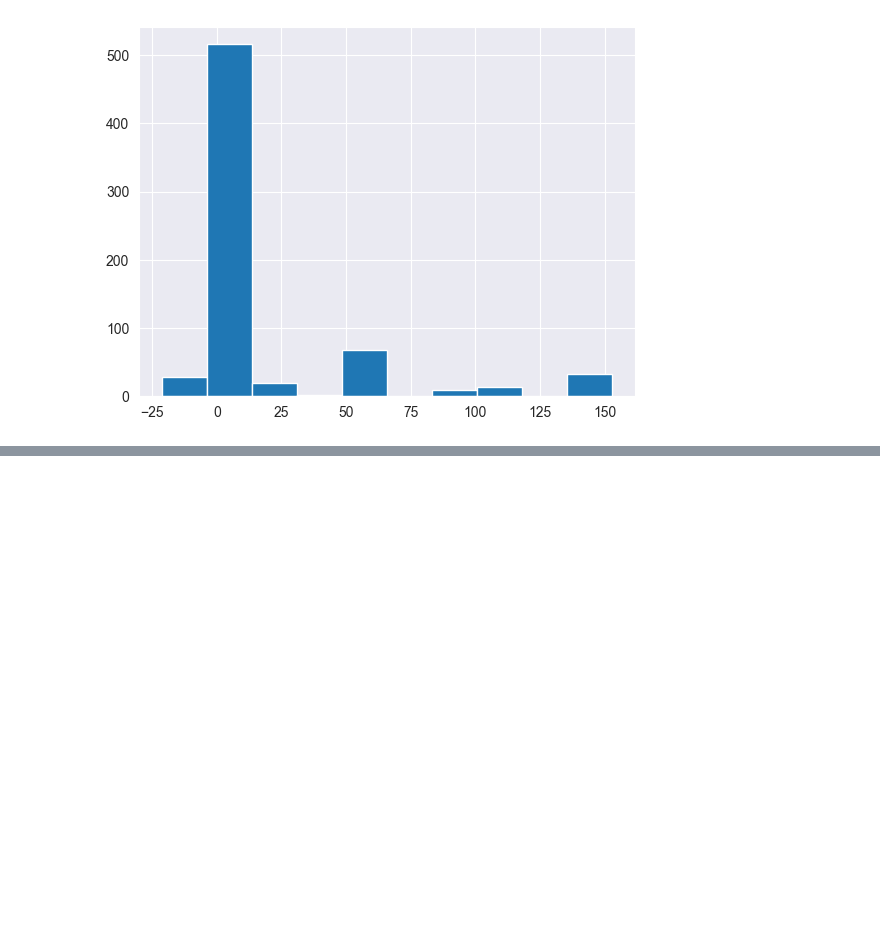
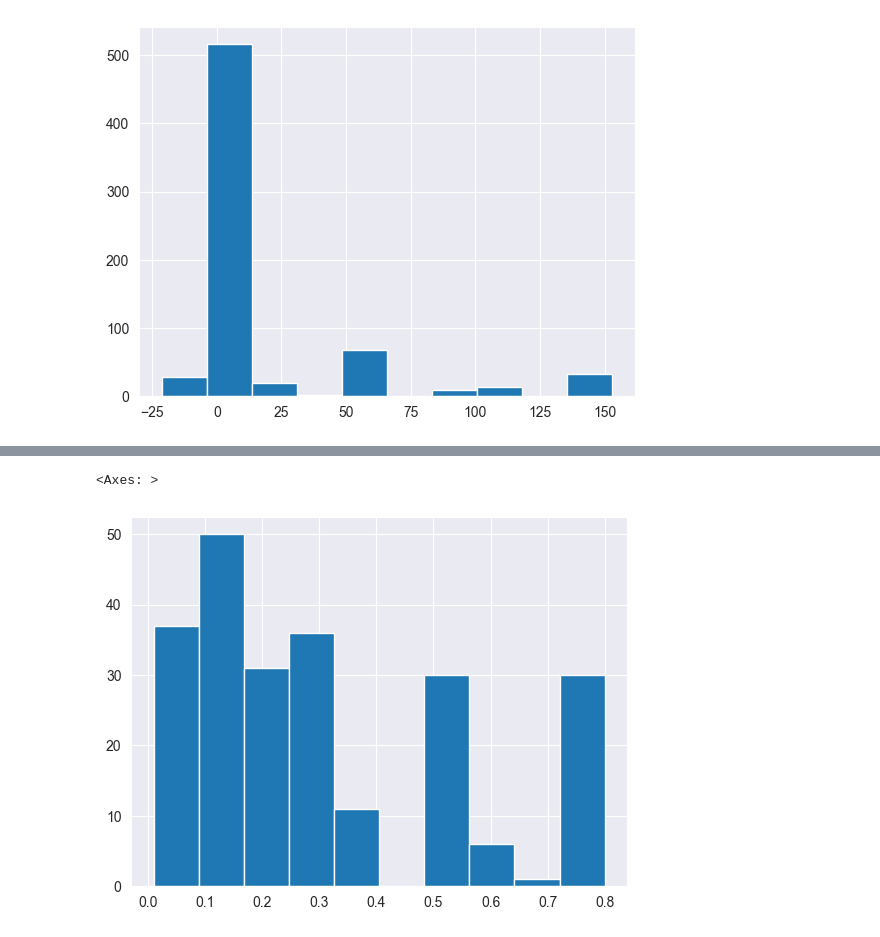
Before and after one commit to illhammm/Nanozymes1, a Jupyter notebook: Data_Preprocessing/edit_nnz.ipynb, the cells around one changed output, grey strips where cells are left out. Cells and saved outputs as stored; diff of their text form; code cells hidden in the pictures; blank space fills up the shorter version.

```diff
--- a/Data_Preprocessing/edit_nnz.ipynb
+++ b/Data_Preprocessing/edit_nnz.ipynb
@@ -104,3 +104,5 @@ df['XLogP'].hist()
 # %% [output]
 <Axes: >
 [figure]
+# %%
+df['Cconst'] = df['Cconst'].replace(0, np.nan)
@@ -106,0 +151,2 @@ df['XLogP'].hist()
+# %%
+df['Cconst'] = df['Cconst'].replace(np.nan, 3.5)
@@ -106,0 +166,7 @@ df['XLogP'].hist()
+# %%
+q1 = df['Cconst'].quantile(0)
+q2 = df['Cconst'].quantile(0.3)
+df[df['Cconst'].between(q1,q2)]['Cconst'].hist()
+# %% [output]
+<Axes: >
+[figure, added]
```
Also changed, not shown: parts of 10 cells of this notebook, 3 other files.
